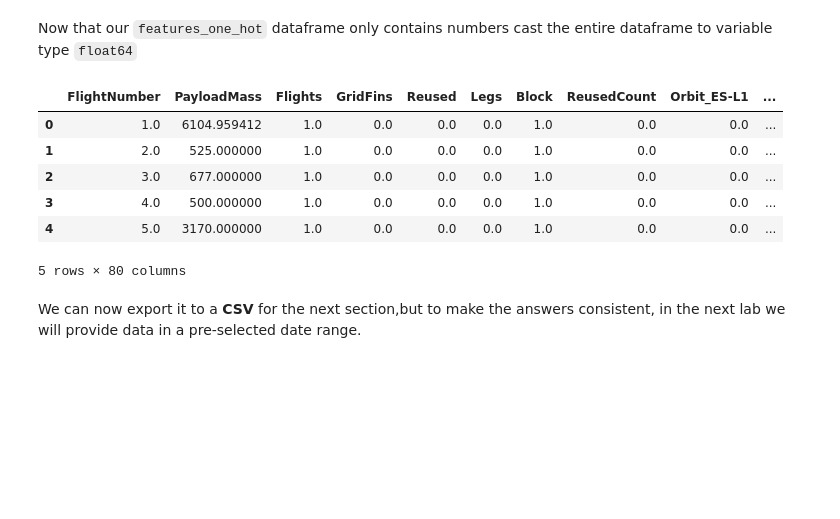
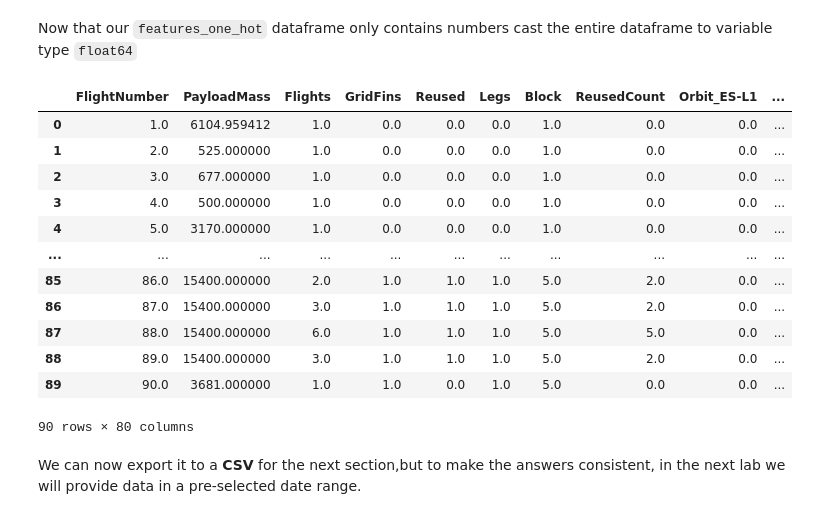
Before and after one commit to mattjcaron/Applied-Data-Science-Capstone, a Jupyter notebook: EDA with Visualization Lab 3.ipynb, the cells around one changed output. Saved outputs shown, nothing was run; the diff lists cells and outputs as text; code cells hidden in the pictures; blank space fills up the shorter version.

```diff
--- a/EDA with Visualization Lab 3.ipynb
+++ b/EDA with Visualization Lab 3.ipynb
@@ -243,15 +243,21 @@ Now that our <code>features_one_hot</code> dataframe only contains numbers cast
 # %%
 # HINT: use astype function
 features_one_hot = features_one_hot.astype('float64')
-features_one_hot.head()
+features_one_hot
 # %% [output]
 |  | FlightNumber | PayloadMass | Flights | GridFins | Reused | Legs | Block | ReusedCount | Orbit_ES-L1 | ... |
 | 0 | 1.0 | 6104.959412 | 1.0 | 0.0 | 0.0 | 0.0 | 1.0 | 0.0 | 0.0 | ... |
 | 1 | 2.0 | 525.000000 | 1.0 | 0.0 | 0.0 | 0.0 | 1.0 | 0.0 | 0.0 | ... |
 | 2 | 3.0 | 677.000000 | 1.0 | 0.0 | 0.0 | 0.0 | 1.0 | 0.0 | 0.0 | ... |
 | 3 | 4.0 | 500.000000 | 1.0 | 0.0 | 0.0 | 0.0 | 1.0 | 0.0 | 0.0 | ... |
 | 4 | 5.0 | 3170.000000 | 1.0 | 0.0 | 0.0 | 0.0 | 1.0 | 0.0 | 0.0 | ... |
+| ... | ... | ... | ... | ... | ... | ... | ... | ... | ... | ... |
+| 85 | 86.0 | 15400.000000 | 2.0 | 1.0 | 1.0 | 1.0 | 5.0 | 2.0 | 0.0 | ... |
+| 86 | 87.0 | 15400.000000 | 3.0 | 1.0 | 1.0 | 1.0 | 5.0 | 2.0 | 0.0 | ... |
+| 87 | 88.0 | 15400.000000 | 6.0 | 1.0 | 1.0 | 1.0 | 5.0 | 5.0 | 0.0 | ... |
+| 88 | 89.0 | 15400.000000 | 3.0 | 1.0 | 1.0 | 1.0 | 5.0 | 2.0 | 0.0 | ... |
+| 89 | 90.0 | 3681.000000 | 1.0 | 1.0 | 0.0 | 1.0 | 5.0 | 0.0 | 0.0 | ... |
-5 rows × 80 columns
+90 rows × 80 columns
 # %% [markdown]
 We can now export it to a <b>CSV</b> for the next section,but to make the answers consistent, in the next lab we will provide data in a pre-selected date range.
 # %% [markdown]
```
Also changed, not shown: parts of 2 cells of this notebook.
